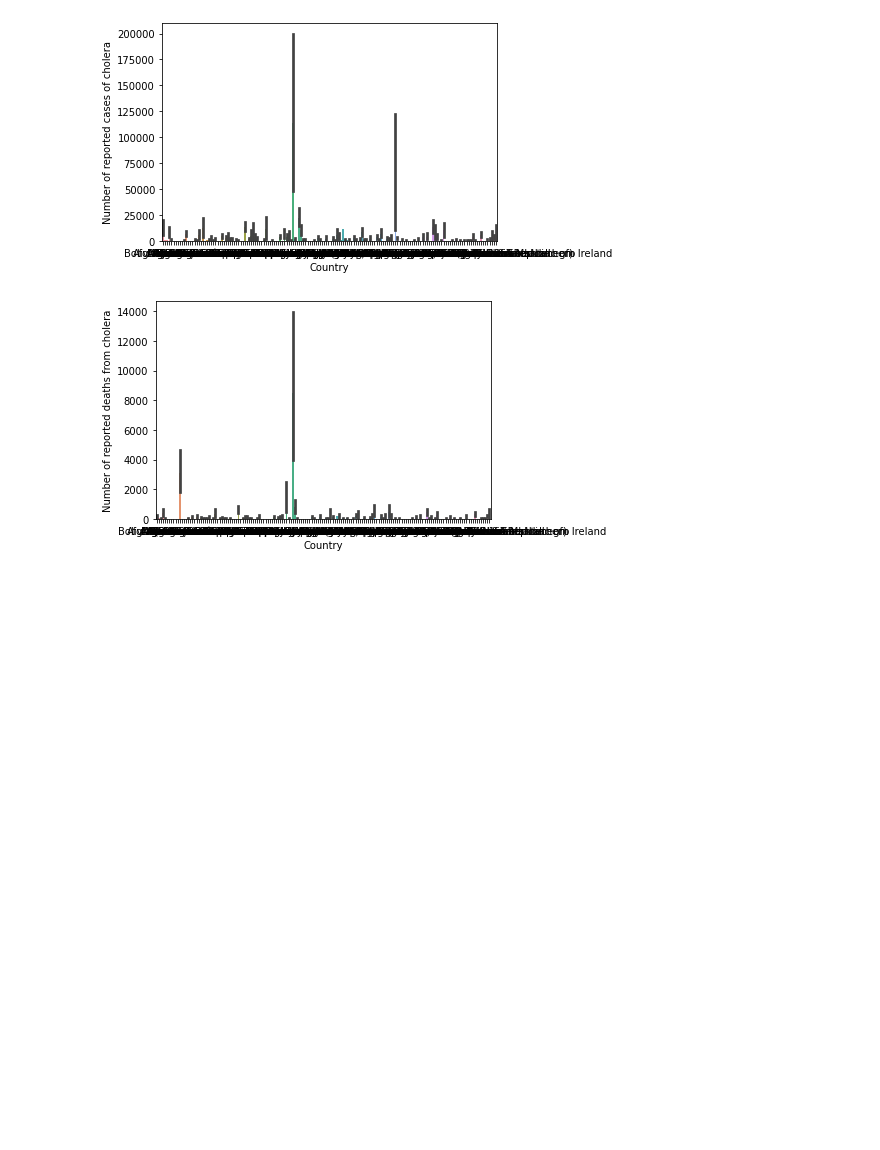
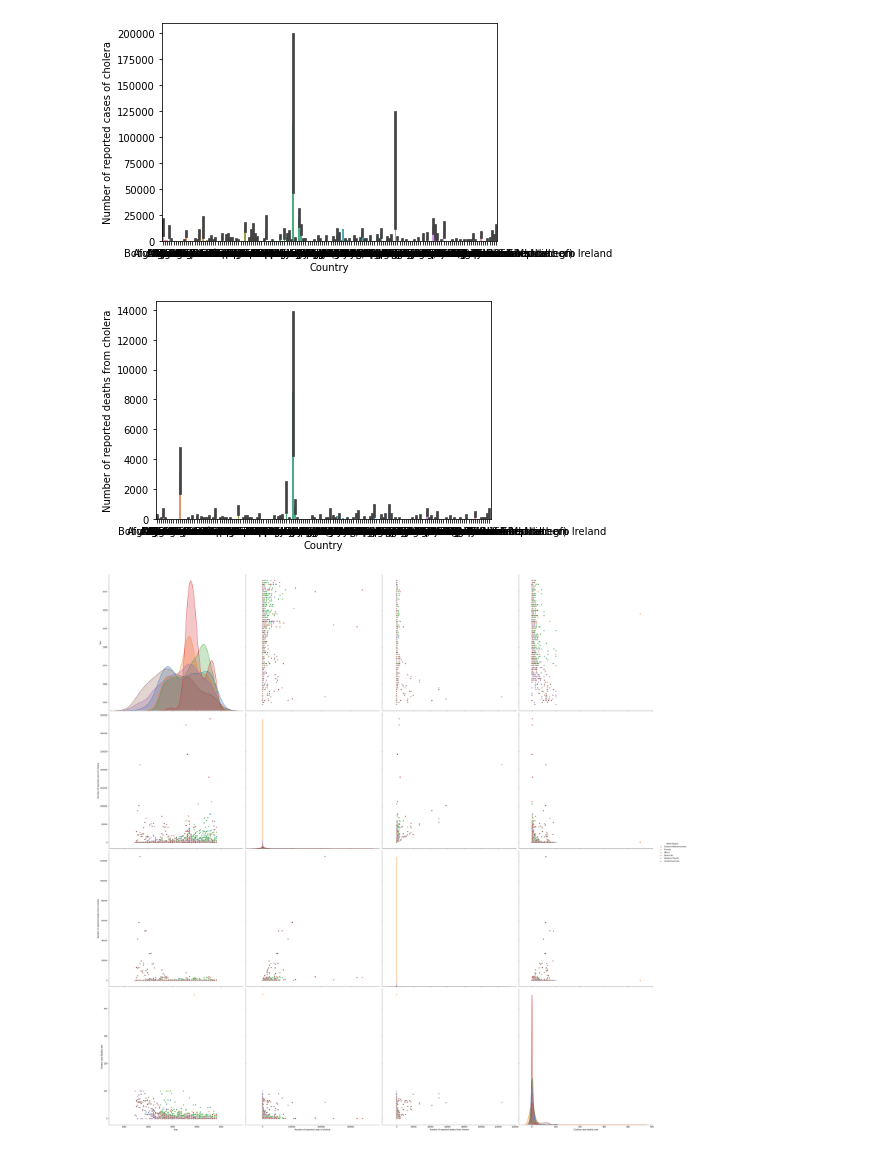
Before and after one commit to vipinkatara/Cholera-EDA, a Jupyter notebook: Cholera-EDA.ipynb, the cells around one changed output. Saved outputs shown, nothing was run; the diff lists cells and outputs as text; code cells hidden in the pictures; blank space fills up the shorter version.

Commit message:
pairplot

```diff
--- a/Cholera-EDA.ipynb
+++ b/Cholera-EDA.ipynb
@@ -121,3 +119,8 @@ sns.barplot(x = 'Country',y = 'Number of reported deaths from cholera',data = df
 plt.show()
 # %% [output]
 [figure]
+# %%
+sns.pairplot(df,hue='WHO Region',height=10)
+plt.show()
+# %% [output]
+[figure, added]
```
Also changed, not shown: parts of 5 cells of this notebook.
